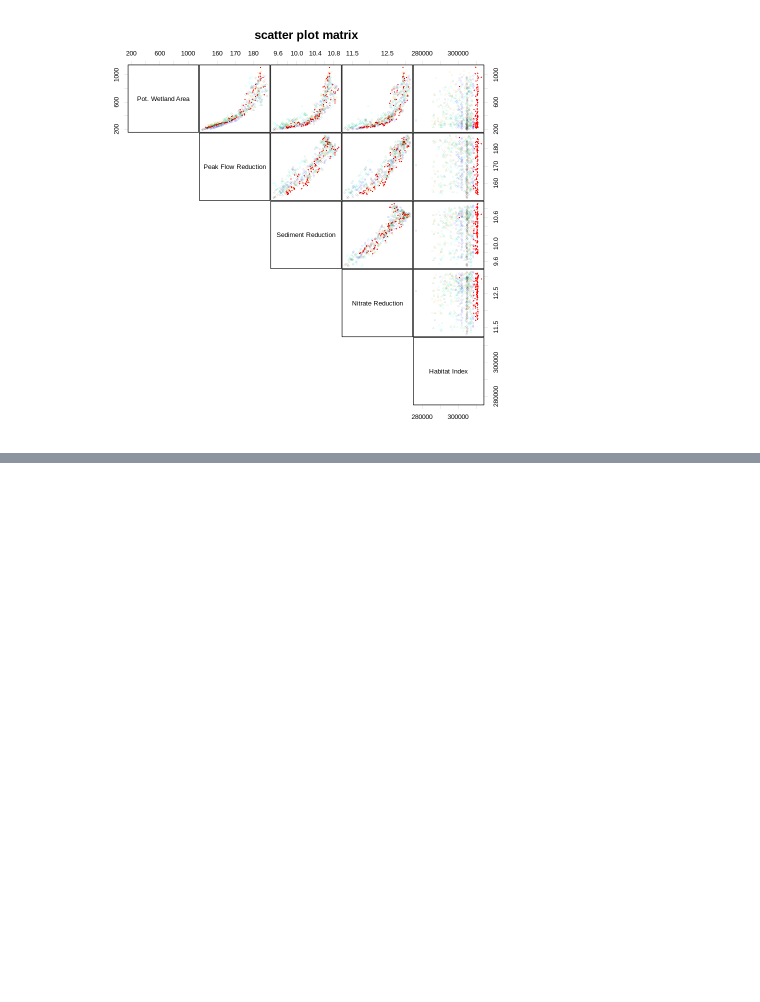
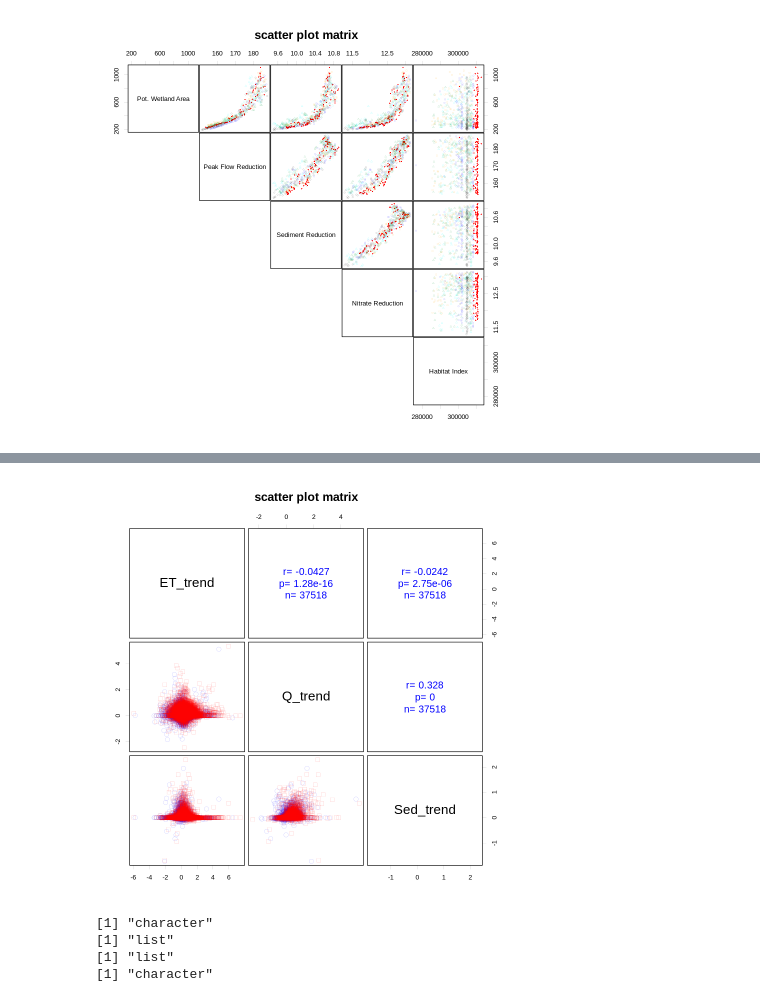
Before and after one commit to noayarae/plot_templates, a Jupyter notebook: pairs_plot_R.ipynb, the cells around one changed output, grey strips where cells are left out. Drawn from its saved outputs; the diff is of its cells as text; code cells hidden in the pictures; blank space fills up the shorter version.

```diff
--- a/pairs_plot_R.ipynb
+++ b/pairs_plot_R.ipynb
@@ -540,0 +616,26 @@ pairs(a2,
+# %%
+type_model = data[c("model")]
+type_model_ch <- unlist(type_model)          # Convert list to 'character'
+
+#type_model = data[, 9]                 # Get 'character' when character, 'double' when numbers
+#type_model = data["model"]                # This does not work because it is 'List'
+#type_model = data[c("model")]             # This does not work because it is 'List'
+#type_model_ch <- unlist(type_model)          # Convert list to 'character'
+
+marker_set <- c("CNRM_CM5_RCP45"=1, "CNRM_CM5_RCP85"=22)
+color_set <- c("CNRM_CM5_RCP45"='blue', "CNRM_CM5_RCP85"='red')
+bg_set <- c("CNRM_CM5_RCP45"='cyan', "CNRM_CM5_RCP85"='orange')
+
+pairs(variables,
+      main="scatter plot matrix",
+      pch = marker_set[type_model_ch],
+      col = color_set[type_model_ch],
+      #bg = bg_set[type_model_ch],
+      #upper.panel = panel.cor,
+      upper.panel = panel.cor,
+      gap=0.5,                      # Space between plot boundaries
+      cex=1.5,
+      lwd = 0.1,
+      labels = c("ET_trend", "Q_trend", "Sed_trend")
+)
+# %% [output]
@@ -540,0 +648,16 @@ pairs(a2,
+[figure, added]
+# %%
+type1 = data[, 9]          # This gets character
+type2 = data["model"]      # This gets list
+type3 = data[c("model")]   # Get a 'list'
+print(typeof(type1))
+print(typeof(type2))
+print(typeof(type3))
+
+type2_ch <- unlist(type2)
+print(typeof(type2_ch))
+# %% [output]
+[1] "character"
+[1] "list"
+[1] "list"
+[1] "character"
```
Also changed, not shown: parts of 7 cells of this notebook.
